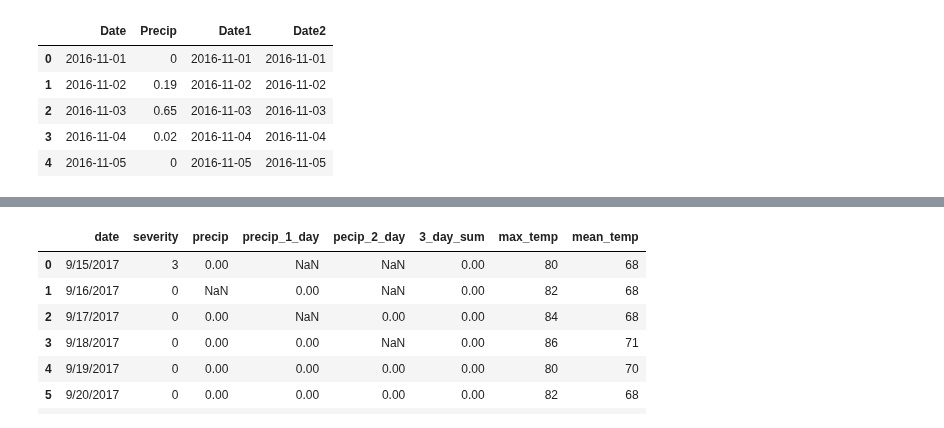
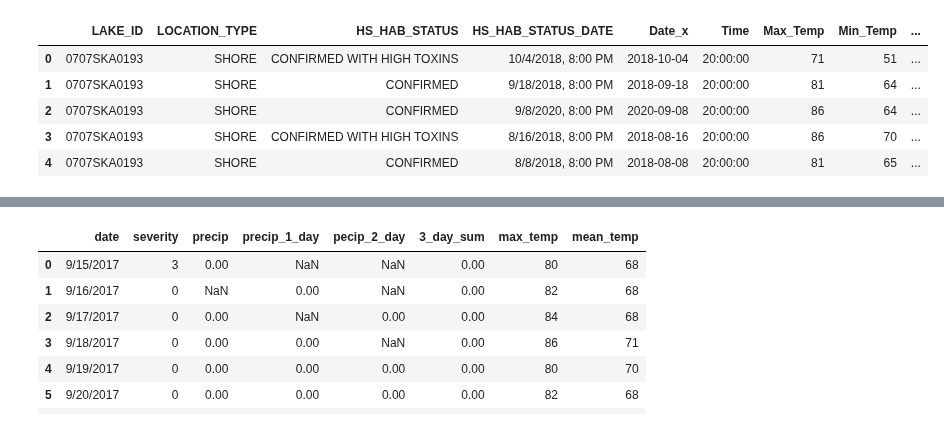
Before and after one commit to ChrisHarvey21/HABs, a Jupyter notebook: HABs.ipynb, the cells around one changed output, grey strips where cells are left out. Drawn from its saved outputs; the diff is of its cells as text; code cells hidden in the pictures.

```diff
--- a/HABs.ipynb
+++ b/HABs.ipynb
@@ -69,4 +60,7 @@ df2.head()
 # %%
 #Remove dates with no HABs
 df1 = df1.dropna(subset=['HS_HAB_STATUS_DATE'])
+
+#Remove uneeded columns
+df1.drop(['LOCATION_ID', 'SAMPLE_TIME','DATA_PROVIDER', 'HFD_EXTENT','INFORMATION_TYPE'], axis=1, inplace=True)
 df1.head()
@@ -163,8 +98,6 @@ df2.reset_index
 merge = pd.merge(df1, df2, how='outer', on = 'Date')
 # %%
 #add new column for multiple day precip
-merge['Precip1'] = np.nan
-merge['Precip2'] = np.nan
 merge['PrecipSum'] = np.nan
 merge['severity'] = np.nan
 merge.head()
@@ -201,9 +147,21 @@ df2.drop(['Max_Temp', 'Min_Temp','Avg_Temp'], axis=1, inplace=True)
+# %%
+#Repeat for second date range
+merge1 = pd.DataFrame(merge1)
+merge1.reset_index()
+
+#change the date type of data set 2 so both can be merged together
+df2['Date2'] = pd.to_datetime(df2.Date2)
+df2 = pd.DataFrame(df2)
+df2.reset_index
+
+#merge together with Date 1
+merge2 = pd.merge(merge, df2, how='outer', on = 'Date2')
 # %%
-df2.head()
+merge2.head()
 # %% [output]
-|  | Date | Precip | Date1 | Date2 |
-| 0 | 2016-11-01 | 0 | 2016-11-01 | 2016-11-01 |
-| 1 | 2016-11-02 | 0.19 | 2016-11-02 | 2016-11-02 |
-| 2 | 2016-11-03 | 0.65 | 2016-11-03 | 2016-11-03 |
-| 3 | 2016-11-04 | 0.02 | 2016-11-04 | 2016-11-04 |
-| 4 | 2016-11-05 | 0 | 2016-11-05 | 2016-11-05 |
+|  | LAKE_ID | LOCATION_TYPE | HS_HAB_STATUS | HS_HAB_STATUS_DATE | Date_x | Time | Max_Temp | Min_Temp | ... |
+| 0 | 0707SKA0193 | SHORE | CONFIRMED WITH HIGH TOXINS | 10/4/2018, 8:00 PM | 2018-10-04 | 20:00:00 | 71 | 51 | ... |
+| 1 | 0707SKA0193 | SHORE | CONFIRMED | 9/18/2018, 8:00 PM | 2018-09-18 | 20:00:00 | 81 | 64 | ... |
+| 2 | 0707SKA0193 | SHORE | CONFIRMED | 9/8/2020, 8:00 PM | 2020-09-08 | 20:00:00 | 86 | 64 | ... |
+| 3 | 0707SKA0193 | SHORE | CONFIRMED WITH HIGH TOXINS | 8/16/2018, 8:00 PM | 2018-08-16 | 20:00:00 | 86 | 70 | ... |
+| 4 | 0707SKA0193 | SHORE | CONFIRMED | 8/8/2018, 8:00 PM | 2018-08-08 | 20:00:00 | 81 | 65 | ... |
```
Also changed, not shown: parts of 13 cells of this notebook.
